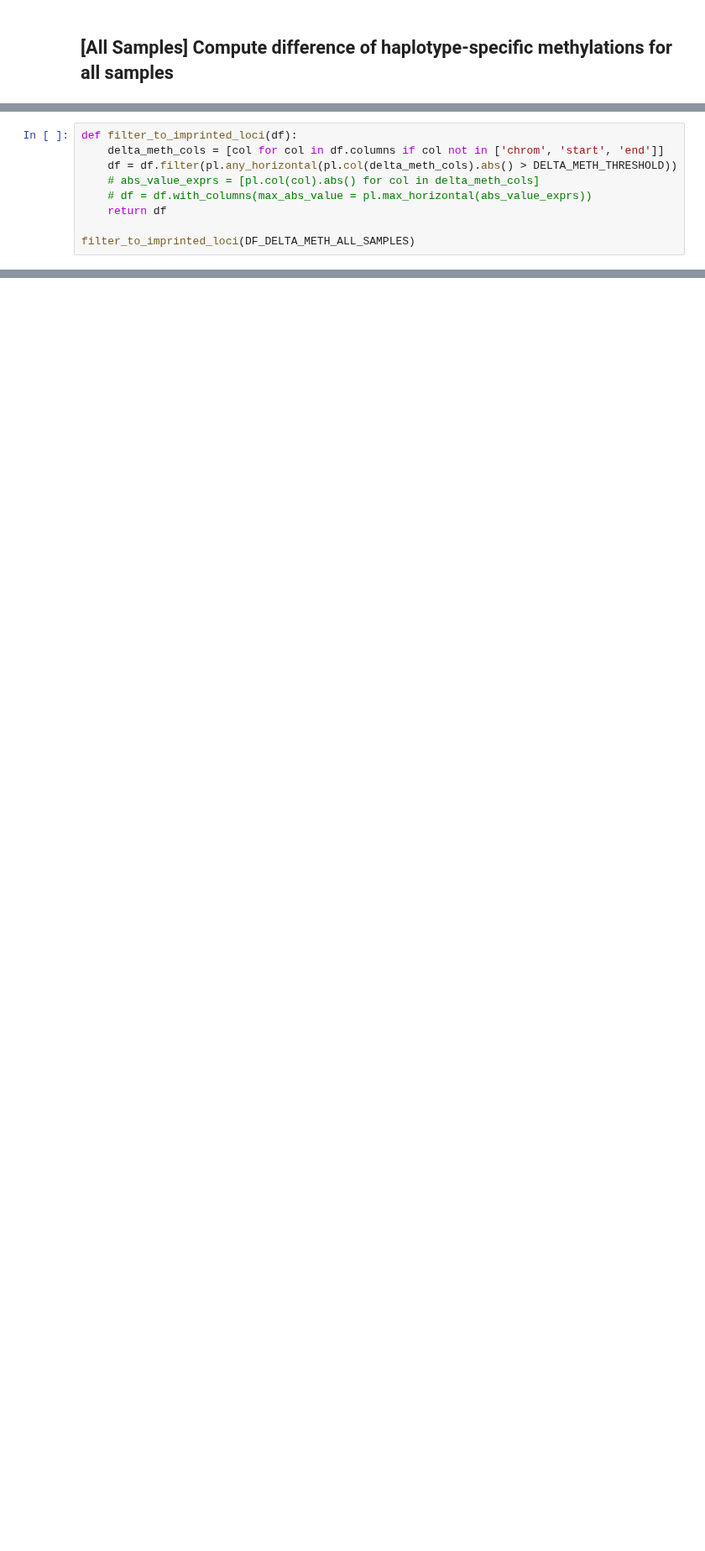
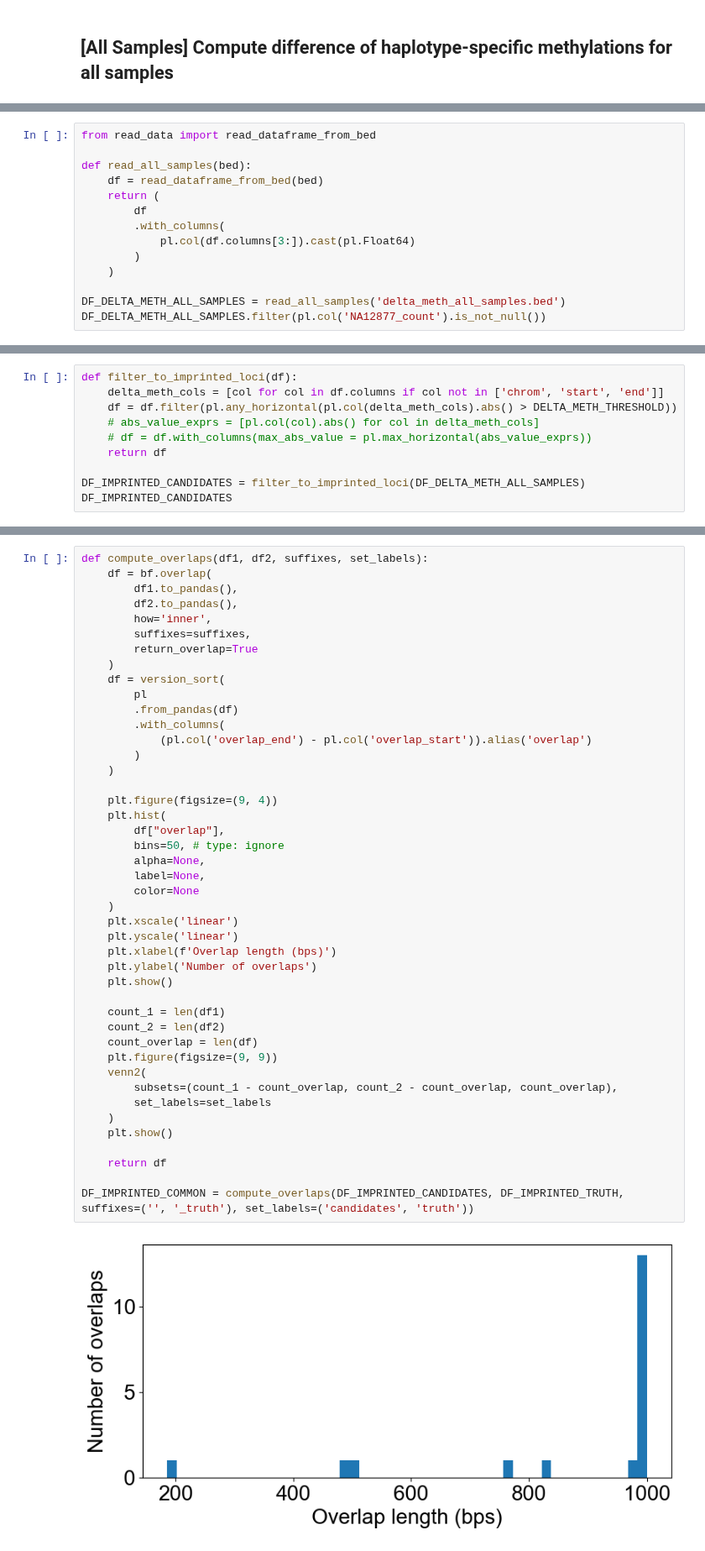
Before and after one commit to quinlan-lab/tapestry, a Jupyter notebook: analysis/imprinting.ipynb, the cells around one changed output, grey strips where cells are left out. Shown at 84% size. Saved outputs shown, nothing was run; the diff lists cells and outputs as text; blank space fills up the shorter version.

```diff
--- a/analysis/imprinting.ipynb
+++ b/analysis/imprinting.ipynb
@@ -188,0 +178,14 @@ write_dataframe_to_bed(DF_DELTA_METH_ALL_SAMPLES, 'delta_meth_all_samples.bed')
+# %%
+from read_data import read_dataframe_from_bed
+
+def read_all_samples(bed):
+    df = read_dataframe_from_bed(bed)
+    return (
+        df
+        .with_columns(
+            pl.col(df.columns[3:]).cast(pl.Float64)
+        )
+    )
+
+DF_DELTA_METH_ALL_SAMPLES = read_all_samples('delta_meth_all_samples.bed')
+DF_DELTA_METH_ALL_SAMPLES.filter(pl.col('NA12877_count').is_not_null())
@@ -196,7 +219,8 @@ def filter_to_imprinted_loci(df):
     # df = df.with_columns(max_abs_value = pl.max_horizontal(abs_value_exprs))
     return df
 
-filter_to_imprinted_loci(DF_DELTA_METH_ALL_SAMPLES)
+DF_IMPRINTED_CANDIDATES = filter_to_imprinted_loci(DF_DELTA_METH_ALL_SAMPLES)
+DF_IMPRINTED_CANDIDATES
 # %% [output]
 shape: (4_050, 47)
 | chrom | start | end | NA12877_count | NA12877_model | NA12878_count | NA12878_model | NA12887_count | ... |
@@ -214,0 +297,46 @@ shape: (4_050, 47)
+# %%
+def compute_overlaps(df1, df2, suffixes, set_labels):
+    df = bf.overlap(
+        df1.to_pandas(),
+        df2.to_pandas(),
+        how='inner',
+        suffixes=suffixes,
+        return_overlap=True
+    )
+    df = version_sort(
+        pl
+        .from_pandas(df)
+        .with_columns(
+            (pl.col('overlap_end') - pl.col('overlap_start')).alias('overlap')
+        )
+    )
+
+    plt.figure(figsize=(9, 4))
+    plt.hist(
+        df["overlap"],
+        bins=50, # type: ignore
+        alpha=None,
+        label=None,
+        color=None
+    )
+    plt.xscale('linear')
+    plt.yscale('linear')
+    plt.xlabel(f'Overlap length (bps)')
+    plt.ylabel('Number of overlaps')
+    plt.show()
+
+    count_1 = len(df1)
+    count_2 = len(df2)
+    count_overlap = len(df)
+    plt.figure(figsize=(9, 9))
+    venn2(
+        subsets=(count_1 - count_overlap, count_2 - count_overlap, count_overlap),
+        set_labels=set_labels
+    )
+    plt.show()
+
+    return df
+
+DF_IMPRINTED_COMMON = compute_overlaps(DF_IMPRINTED_CANDIDATES, DF_IMPRINTED_TRUTH, suffixes=('', '_truth'), set_labels=('candidates', 'truth'))
+# %% [output]
+[figure, added]
```
Also changed, not shown: parts of 21 cells of this notebook.
